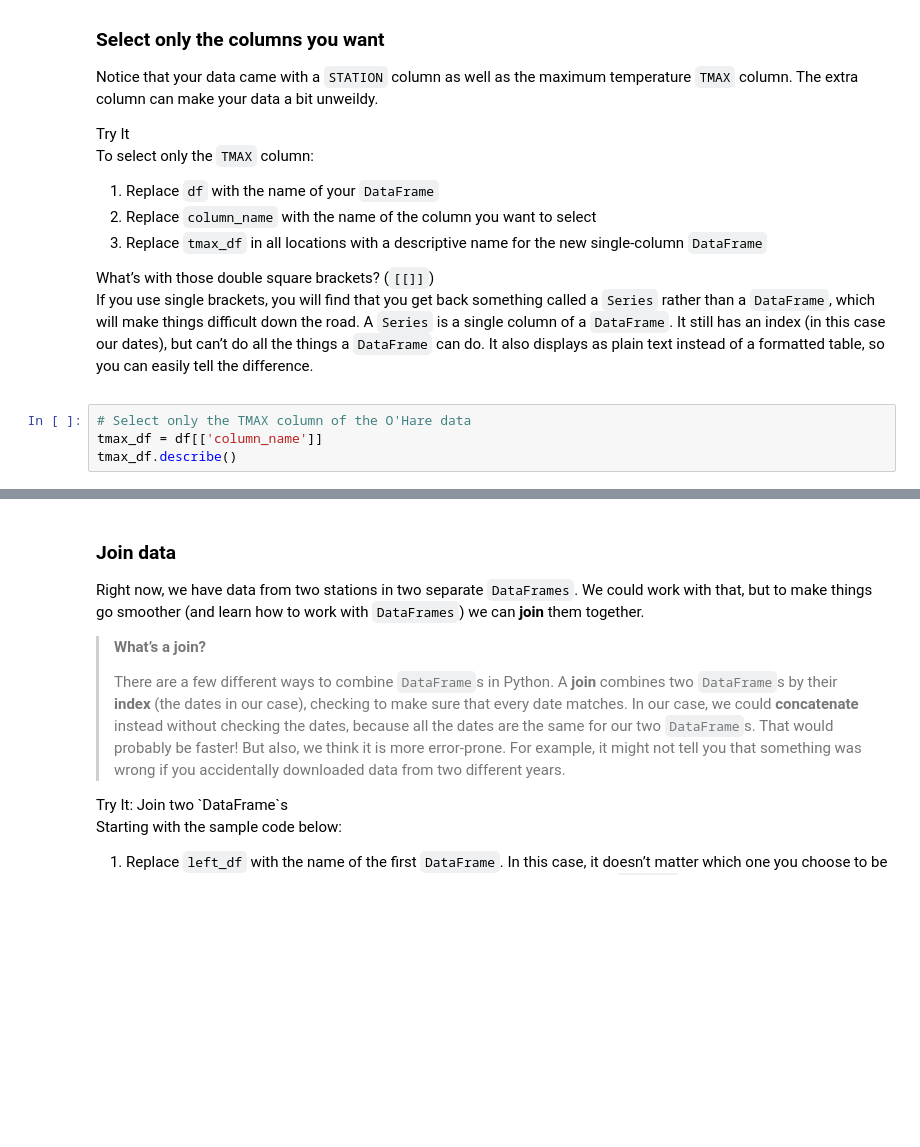
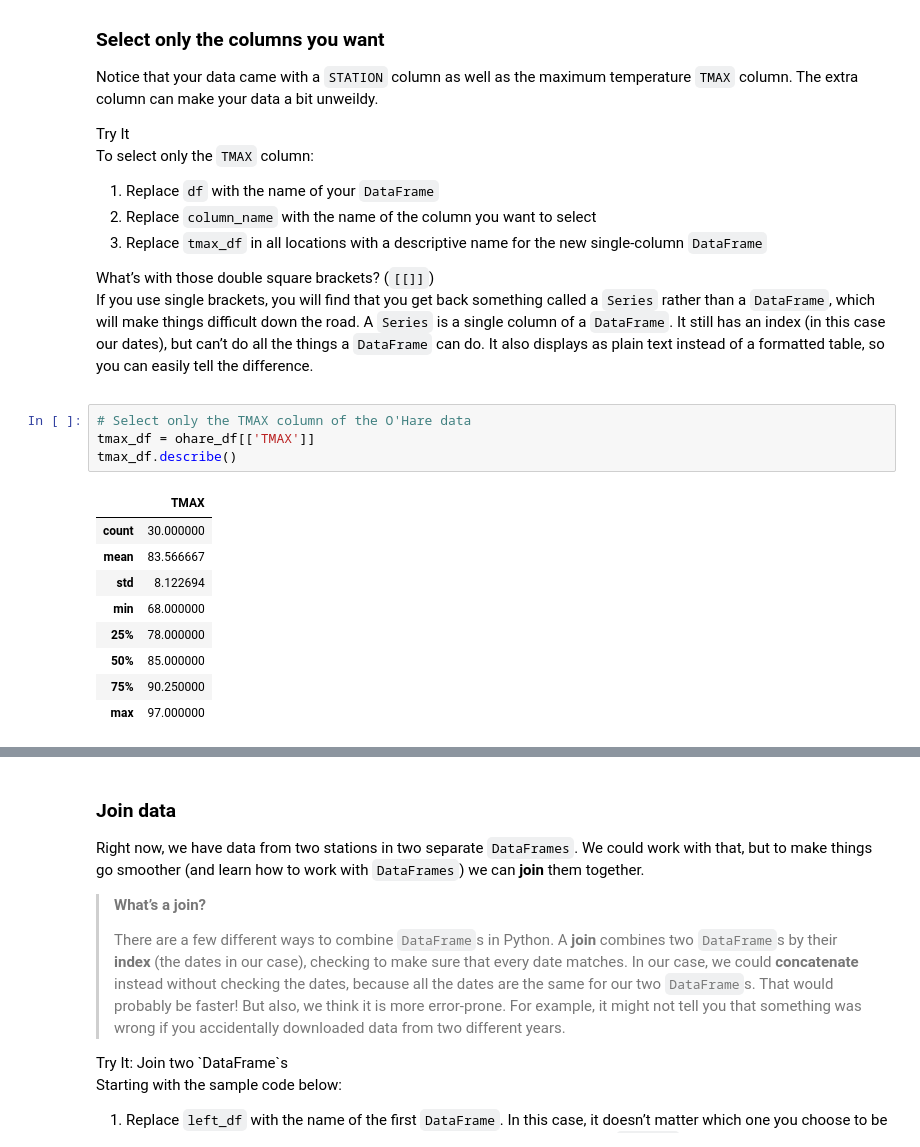
Before and after one commit to cu-esiil-edu/chicago-symposium-culler, a Jupyter notebook: uhi-31-wrangle.ipynb, the cells around one changed output, grey strips where cells are left out. Cells and saved outputs as stored; diff of their text form; blank space fills up the shorter version.

```diff
--- a/uhi-31-wrangle.ipynb
+++ b/uhi-31-wrangle.ipynb
@@ -245,7 +225,17 @@ a formatted table, so you can easily tell the difference.</p>
 </div></div></div>
 # %%
 # Select only the TMAX column of the O'Hare data
-tmax_df = df[['column_name']]
+tmax_df = ohare_df[['TMAX']]
 tmax_df.describe()
+# %% [output]
+|  | TMAX |
+| count | 30.000000 |
+| mean | 83.566667 |
+| std | 8.122694 |
+| min | 68.000000 |
+| 25% | 78.000000 |
+| 50% | 85.000000 |
+| 75% | 90.250000 |
+| max | 97.000000 |
 # %%
 # Select only the TMAX column of the Northerly data
```
Also changed, not shown: parts of 9 cells of this notebook.
